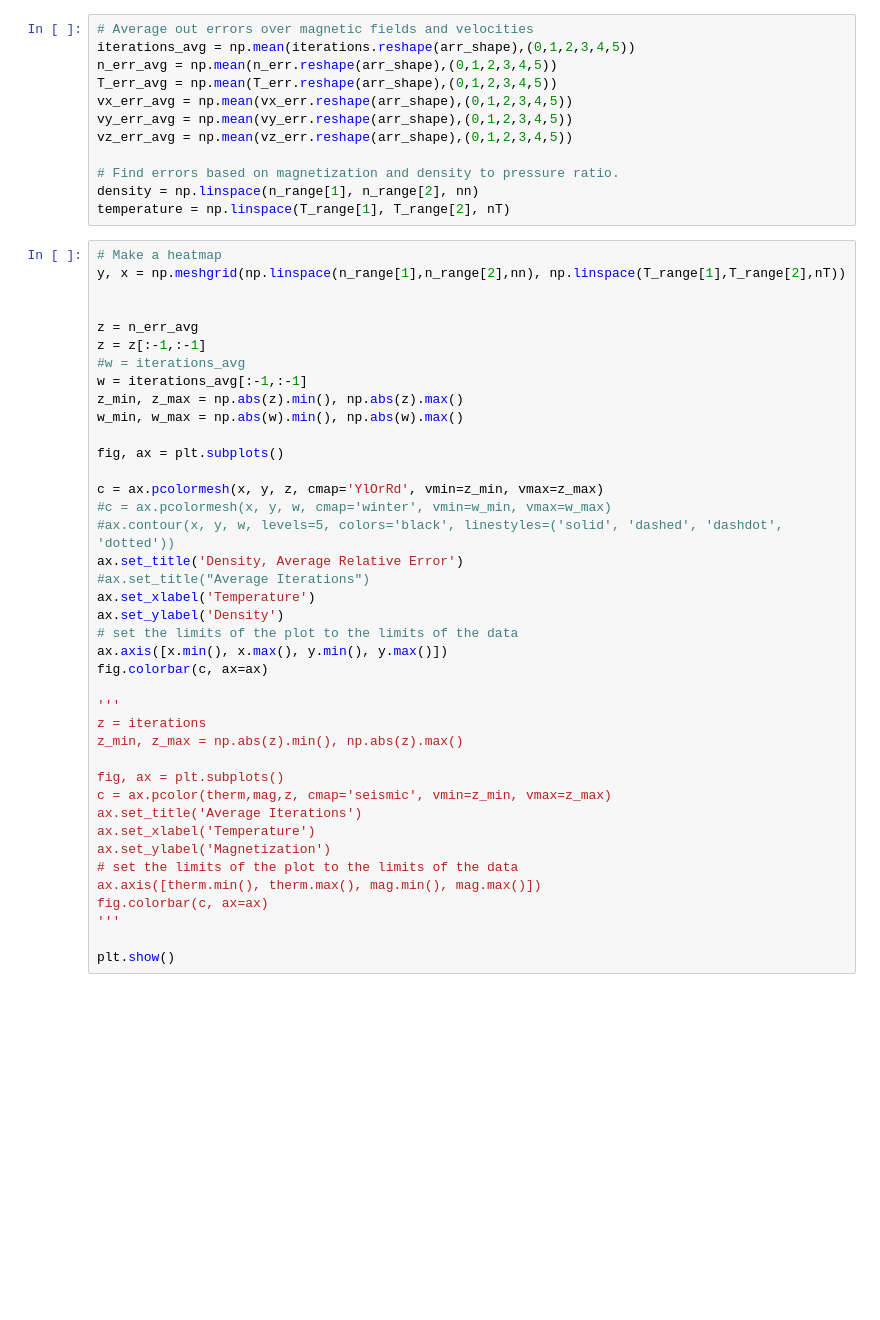
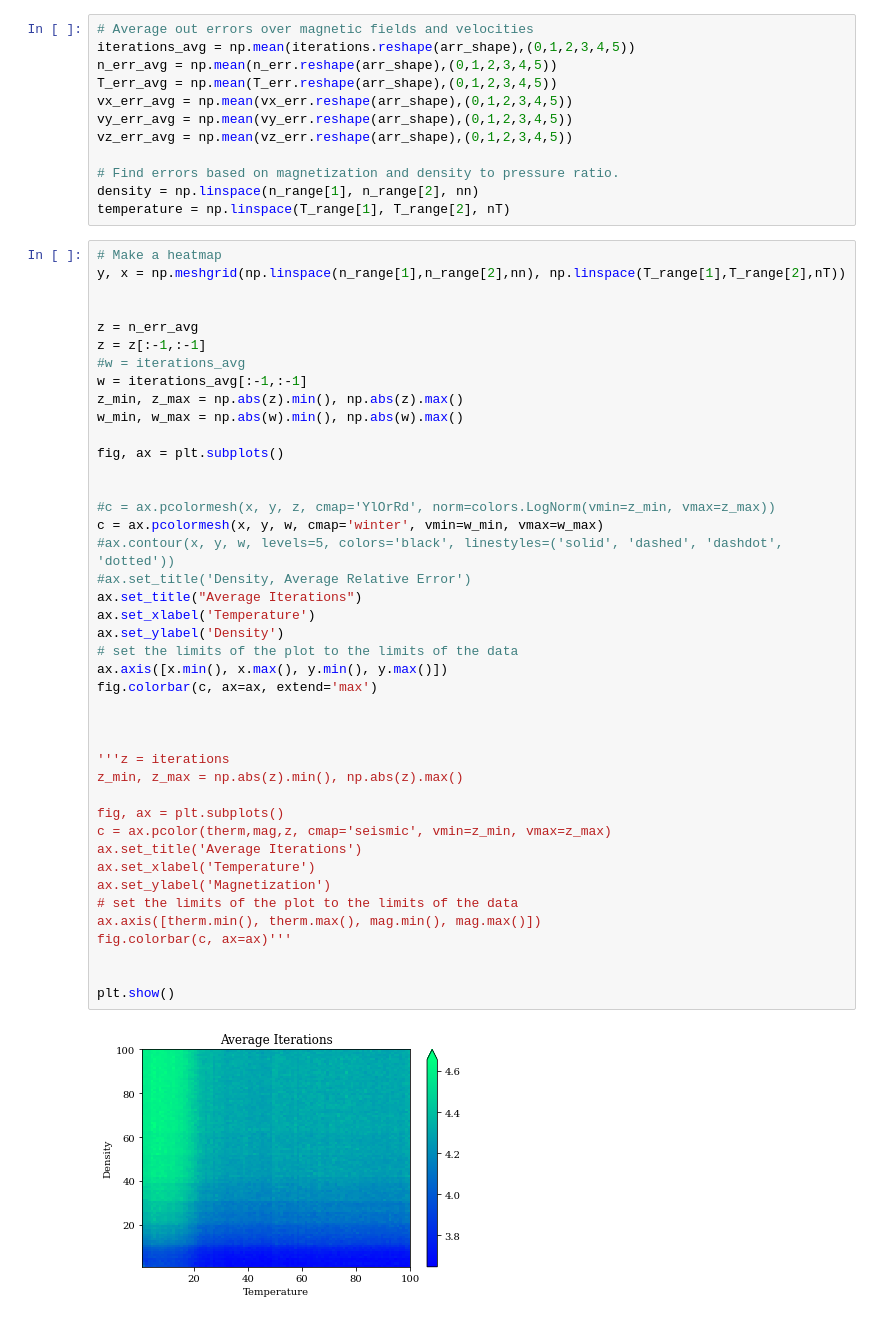
Before and after one commit to jfields7/primitive-solver, a Jupyter notebook: benchmark/scripts/heatmap.ipynb, the cells around one changed output. Drawn from its saved outputs; the diff is of its cells as text; blank space fills up the shorter version.

```diff
--- a/benchmark/scripts/heatmap.ipynb
+++ b/benchmark/scripts/heatmap.ipynb
@@ -57,39 +63,43 @@ temperature = np.linspace(T_range[1], T_range[2], nT)
 # Make a heatmap
 y, x = np.meshgrid(np.linspace(n_range[1],n_range[2],nn), np.linspace(T_range[1],T_range[2],nT))
 
 
 z = n_err_avg
 z = z[:-1,:-1]
 #w = iterations_avg
 w = iterations_avg[:-1,:-1]
 z_min, z_max = np.abs(z).min(), np.abs(z).max()
 w_min, w_max = np.abs(w).min(), np.abs(w).max()
 
 fig, ax = plt.subplots()
 
-c = ax.pcolormesh(x, y, z, cmap='YlOrRd', vmin=z_min, vmax=z_max)
-#c = ax.pcolormesh(x, y, w, cmap='winter', vmin=w_min, vmax=w_max)
+
+#c = ax.pcolormesh(x, y, z, cmap='YlOrRd', norm=colors.LogNorm(vmin=z_min, vmax=z_max))
+c = ax.pcolormesh(x, y, w, cmap='winter', vmin=w_min, vmax=w_max)
 #ax.contour(x, y, w, levels=5, colors='black', linestyles=('solid', 'dashed', 'dashdot', 'dotted'))
-ax.set_title('Density, Average Relative Error')
-#ax.set_title("Average Iterations")
+#ax.set_title('Density, Average Relative Error')
+ax.set_title("Average Iterations")
 ax.set_xlabel('Temperature')
 ax.set_ylabel('Density')
 # set the limits of the plot to the limits of the data
 ax.axis([x.min(), x.max(), y.min(), y.max()])
-fig.colorbar(c, ax=ax)
+fig.colorbar(c, ax=ax, extend='max')
 
-'''
-z = iterations
+
+
+'''z = iterations
 z_min, z_max = np.abs(z).min(), np.abs(z).max()
 
 fig, ax = plt.subplots()
 c = ax.pcolor(therm,mag,z, cmap='seismic', vmin=z_min, vmax=z_max)
 ax.set_title('Average Iterations')
 ax.set_xlabel('Temperature')
 ax.set_ylabel('Magnetization')
 # set the limits of the plot to the limits of the data
 ax.axis([therm.min(), therm.max(), mag.min(), mag.max()])
-fig.colorbar(c, ax=ax)
-'''
+fig.colorbar(c, ax=ax)'''
+
 
 plt.show()
+# %% [output]
+[figure, added]
```
Also changed, not shown: parts of 2 cells of this notebook, 3 other files.
